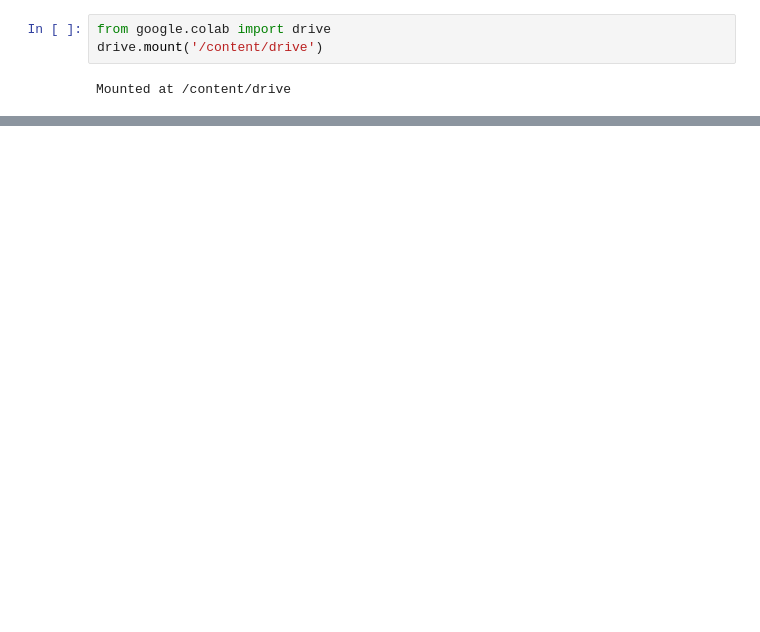
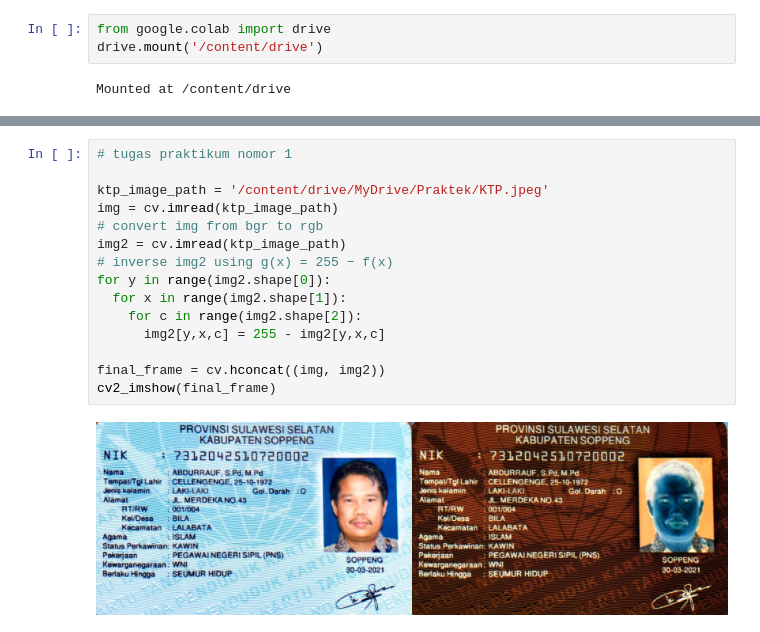
Before and after one commit to denuradhan/PCVK_Advance, a Jupyter notebook: Week3.ipynb, the cells around one changed output, grey strips where cells are left out. Drawn from its saved outputs; the diff is of its cells as text; blank space fills up the shorter version.

```diff
--- a/Week3.ipynb
+++ b/Week3.ipynb
@@ -40,4 +40,21 @@ Mengubah tingkat kecerahan citra
 --------------------------------
 Masukkan nilai kecerahan: 50
 [figure]
+# %%
+# tugas praktikum nomor 1
+
+ktp_image_path = '/content/drive/MyDrive/Praktek/KTP.jpeg'
+img = cv.imread(ktp_image_path)
+# convert img from bgr to rgb
+img2 = cv.imread(ktp_image_path)
+# inverse img2 using g(x) = 255 − f(x)
+for y in range(img2.shape[0]):
+  for x in range(img2.shape[1]):
+    for c in range(img2.shape[2]):
+      img2[y,x,c] = 255 - img2[y,x,c]
+
+final_frame = cv.hconcat((img, img2))
+cv2_imshow(final_frame)
+# %% [output]
+[figure, added]
 # %%
```
Also changed, not shown: parts of 8 cells of this notebook.
